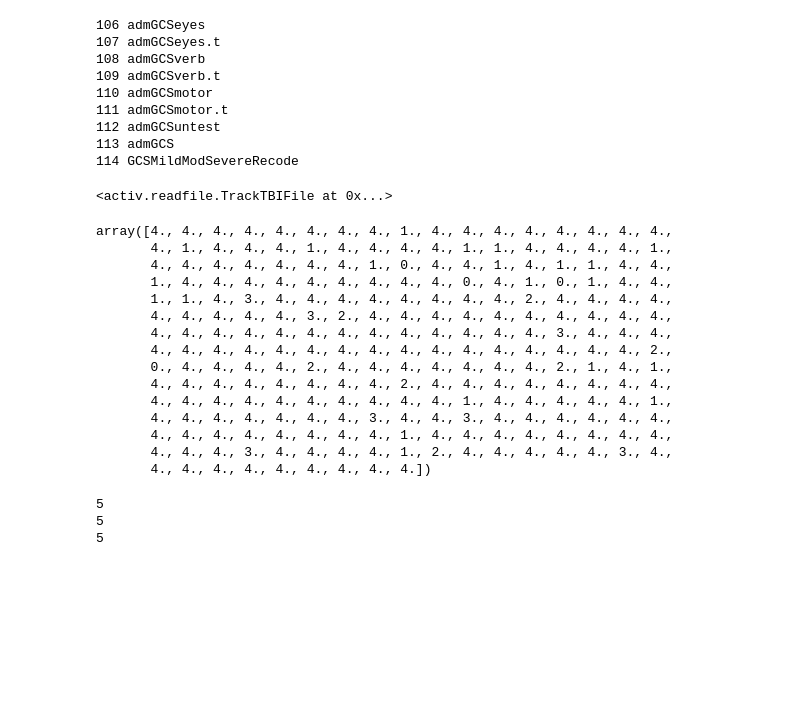
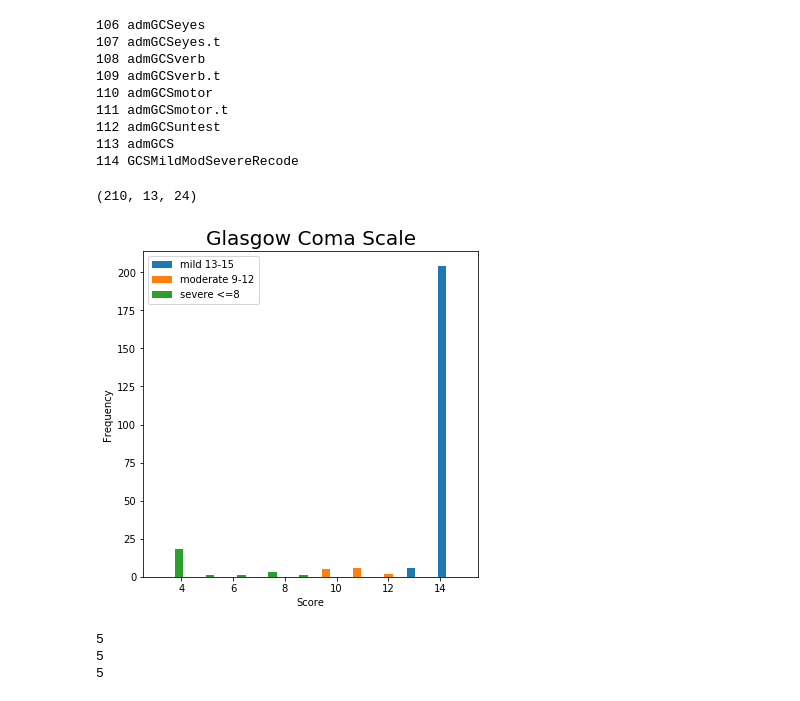
Before and after one commit to BouchardLab/ML_4_prec_prognosis, a Jupyter notebook: notebooks/gcs2.ipynb, the cells around one changed output. Saved outputs shown, nothing was run; the diff lists cells and outputs as text; code cells hidden in the pictures; blank space fills up the shorter version.

```diff
--- a/notebooks/gcs2.ipynb
+++ b/notebooks/gcs2.ipynb
@@ -57,28 +58,33 @@ for ii,c in enumerate(sub_bm_features):
 112 admGCSuntest
 113 admGCS
 114 GCSMildModSevereRecode
-# %%
-subdata
-# %% [output]
-<activ.readfile.TrackTBIFile at 0x...>
-# %%
-sub_bm[:,106]
-# %% [output]
-array([4., 4., 4., 4., 4., 4., 4., 4., 1., 4., 4., 4., 4., 4., 4., 4., 4.,
-       4., 1., 4., 4., 4., 1., 4., 4., 4., 4., 1., 1., 4., 4., 4., 4., 1.,
-       4., 4., 4., 4., 4., 4., 4., 1., 0., 4., 4., 1., 4., 1., 1., 4., 4.,
-       1., 4., 4., 4., 4., 4., 4., 4., 4., 4., 0., 4., 1., 0., 1., 4., 4.,
-       1., 1., 4., 3., 4., 4., 4., 4., 4., 4., 4., 4., 2., 4., 4., 4., 4.,
-       4., 4., 4., 4., 4., 3., 2., 4., 4., 4., 4., 4., 4., 4., 4., 4., 4.,
-       4., 4., 4., 4., 4., 4., 4., 4., 4., 4., 4., 4., 4., 3., 4., 4., 4.,
-       4., 4., 4., 4., 4., 4., 4., 4., 4., 4., 4., 4., 4., 4., 4., 4., 2.,
-       0., 4., 4., 4., 4., 2., 4., 4., 4., 4., 4., 4., 4., 2., 1., 4., 1.,
-       4., 4., 4., 4., 4., 4., 4., 4., 2., 4., 4., 4., 4., 4., 4., 4., 4.,
-       4., 4., 4., 4., 4., 4., 4., 4., 4., 4., 1., 4., 4., 4., 4., 4., 1.,
-       4., 4., 4., 4., 4., 4., 4., 3., 4., 4., 3., 4., 4., 4., 4., 4., 4.,
-       4., 4., 4., 4., 4., 4., 4., 4., 1., 4., 4., 4., 4., 4., 4., 4., 4.,
-       4., 4., 4., 3., 4., 4., 4., 4., 1., 2., 4., 4., 4., 4., 4., 3., 4.,
-       4., 4., 4., 4., 4., 4., 4., 4., 4.])
+# %%
+gcs = sub_bm[:,113]
+mild = []
+mod = []
+sev = []
+for g in gcs:
+    if g <= 8:
+        sev.append(g)
+    elif (g >= 9 and g <=12):
+        mod.append(g)
+    else:
+        mild.append(g)
+# %%
+len(mild), len(mod), len(sev)
+# %% [output]
+(210, 13, 24)
+# %%
+plt.figure(figsize=(6,6))
+plt.hist([mild, mod, sev], label=['mild 13-15', 'moderate 9-12', 'severe <=8'])
+plt.title('Glasgow Coma Scale', fontsize=20)
+plt.legend()
+plt.xlabel('Score', fontsize=10)
+plt.ylabel('Frequency', fontsize=10)
+plt.savefig('/Users/ahyeon/Desktop/activ misc/gcs_hist.pdf')
+plt.show()
+# %% [output]
+[figure, added]
 # %%
 sub = [106,108,110]
 full = [158,160,162]
```
Also changed, not shown: parts of 1 cell of this notebook, 5 other files.
